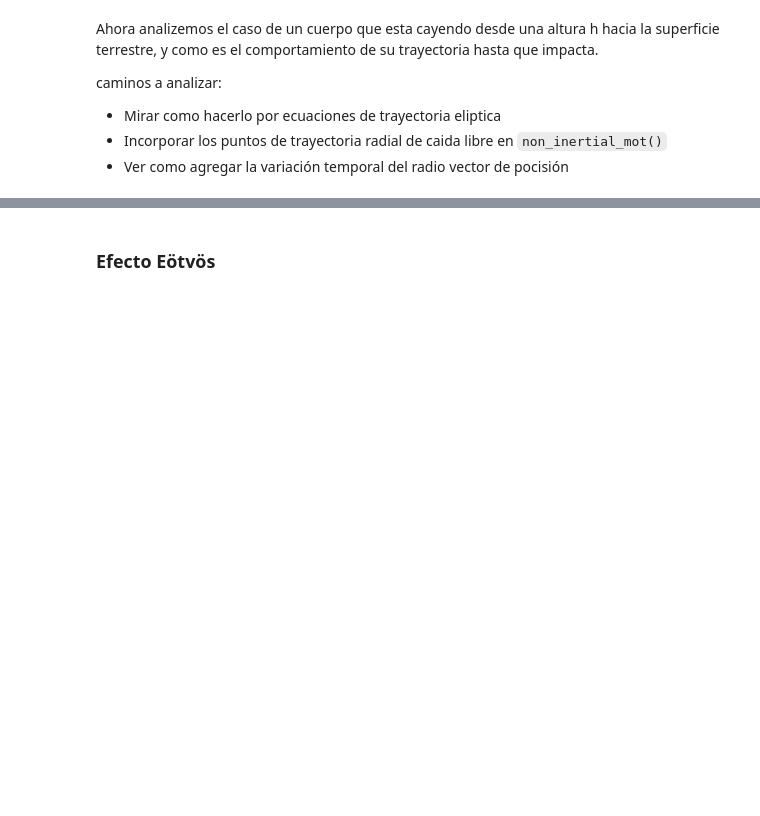
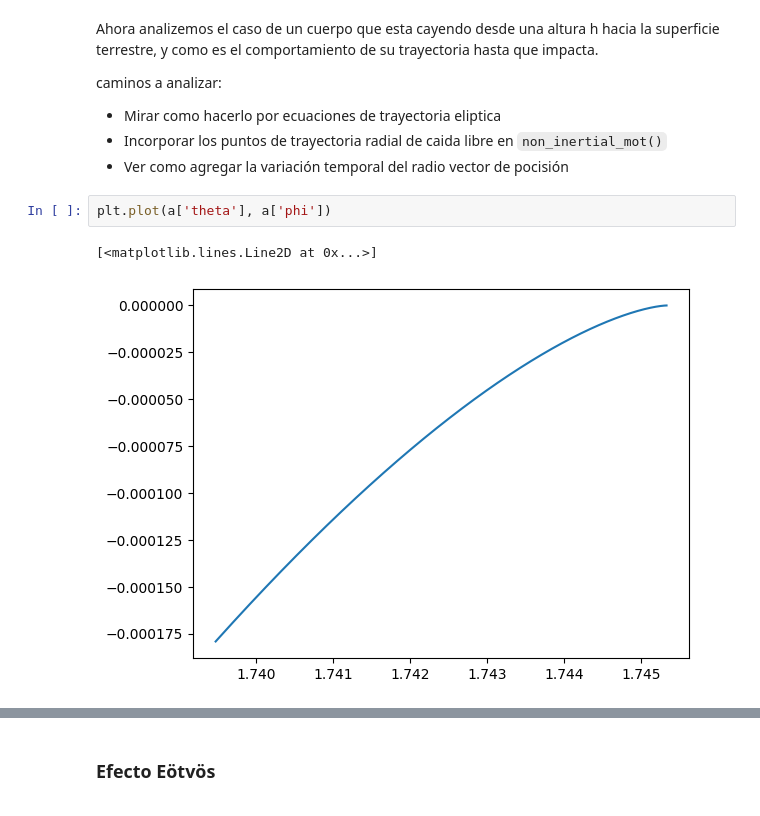
Before and after one commit to jerolg/FISICA_TEORICA_2, a Jupyter notebook: T2_Cuerpo_Rígido/Tarea02.ipynb, the cells around one changed output, grey strips where cells are left out. Cells and saved outputs as stored; diff of their text form; blank space fills up the shorter version.

```diff
--- a/T2_Cuerpo_Rígido/Tarea02.ipynb
+++ b/T2_Cuerpo_Rígido/Tarea02.ipynb
@@ -327,3 +326,8 @@ caminos a analizar:
 - Mirar como hacerlo por ecuaciones de trayectoria eliptica
 - Incorporar los puntos de trayectoria radial de caida libre en `non_inertial_mot()`
 - Ver como agregar la variación temporal del radio vector de pocisión
+# %%
+plt.plot(a['theta'], a['phi'])
+# %% [output]
+[<matplotlib.lines.Line2D at 0x...>]
+[figure, added]
```
Also changed, not shown: parts of 5 cells of this notebook.
